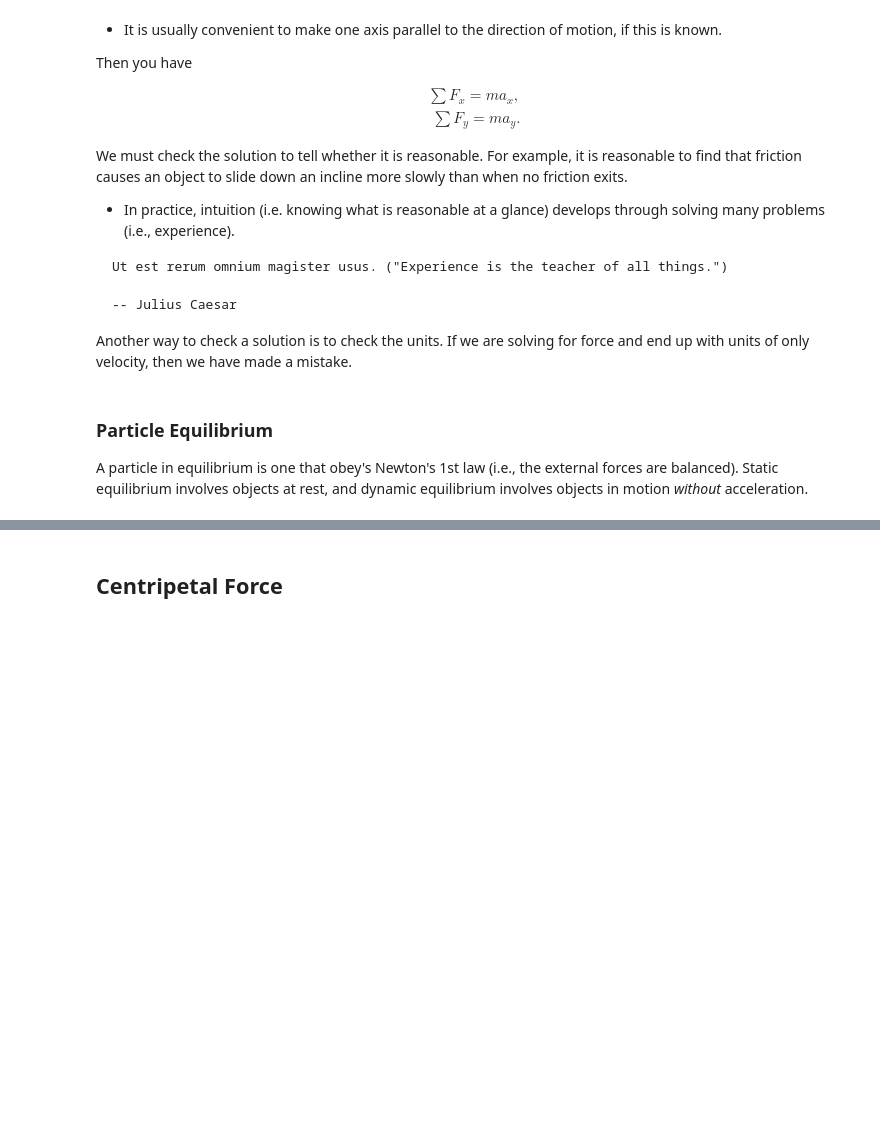
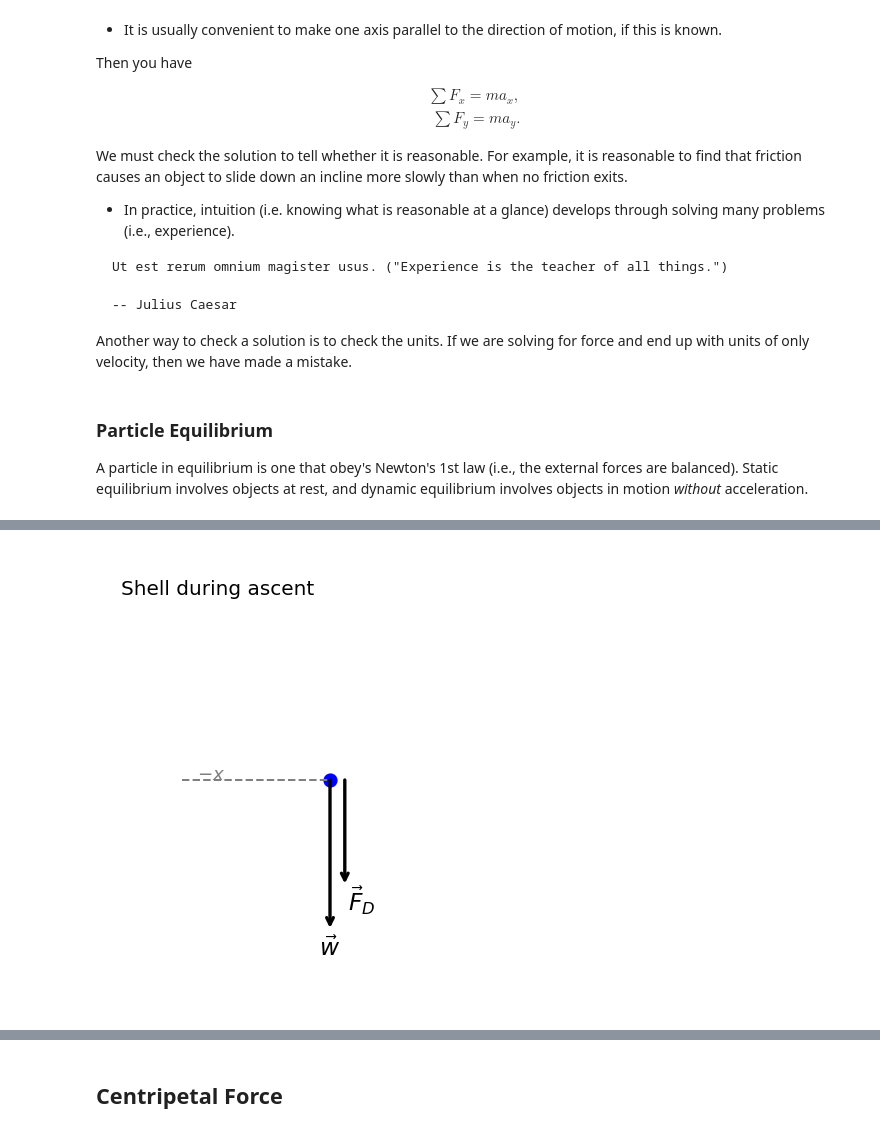
Before and after one commit to saturnaxis/IntroPhysics, a Jupyter notebook: docs/_sources/Chapter06/application-of-newtons-laws.ipynb, the cells around one changed output, grey strips where cells are left out. Cells and saved outputs as stored; diff of their text form; code cells hidden in the pictures; blank space fills up the shorter version.

```diff
--- a/docs/_sources/Chapter06/application-of-newtons-laws.ipynb
+++ b/docs/_sources/Chapter06/application-of-newtons-laws.ipynb
@@ -206,0 +1299,85 @@ print(f"Net vertical force: {(T1y + T2y - w):.3g} N")
+# %%
+import numpy as np
+import matplotlib.pyplot as plt
+
+# -----------------------------
+# Global axis reference (match Chapter 5 style)
+# -----------------------------
+theta = np.deg2rad(0.0)
+x_hat = np.array([np.cos(theta), np.sin(theta)])
+y_hat = np.array([-np.sin(theta), np.cos(theta)])
+
+# -----------------------------
+# draw_fbd helper (Chapter 5 style)
+# -----------------------------
+def draw_fbd(ax, forces, labels, note, colors=None, offsets=None, label_offsets=None):
+    ax.plot(0, 0, "b.", markersize=15)
+    if colors is None:
+        colors = ["black"] * len(forces)
+    if offsets is None:
+        offsets = [np.array([0.0, 0.0])] * len(forces)
+    if label_offsets is None:
+        label_offsets = [(6, 6)] * len(forces)
+
+    for F, lab, col, off, laboff in zip(forces, labels, colors, offsets, label_offsets):
+        Fx, Fy = F
+        ox, oy = off
+        ax.annotate("", xy=(Fx + ox, Fy + oy), xytext=(ox, oy), arrowprops=dict(arrowstyle="->", lw=2, color=col, shrinkA=0, shrinkB=0))
+        dx_pts, dy_pts = laboff
+        ax.annotate(lab, xy=(Fx + ox, Fy + oy), xytext=(dx_pts, dy_pts), textcoords="offset points", color=col, fontsize=14, ha="center", va="bottom")
+
+    mags = [np.hypot(F[0], F[1]) for F in forces]
+    R = 1.25 * max(mags + [1e-6])
+    ax.set_xlim(-1.20 * R, 1.20 * R)
+    ax.set_ylim(-1.20 * R, 1.20 * R)
+    ax.set_aspect("equal", adjustable="box")
+    ax.set_xticks([])
+    ax.set_yticks([])
+    for spine in ax.spines.values():
+        spine.set_visible(False)
+
+    ax.text(0.03, 0.95, note, transform=ax.transAxes, fontsize=12, va="top")
+    ax.plot([-1 * x_hat[0], 0], [-x_hat[1], 0], linestyle="--", color="gray", lw=1.2)
+    ax.text(-0.9 * x_hat[0], -1.1* x_hat[1], r"$-x$", color="gray", fontsize=11)
+
+# -----------------------------
+# Given values
+# -----------------------------
+m = 10.0
+v0 = 50.0
+k = 0.01
+g = 9.81
+
+# -----------------------------
+# Analytic result
+# -----------------------------
+h_analytic = (m / (2.0 * k)) * np.log(((k / m) * v0**2 + g) / g)
+
+# -----------------------------
+# Numerical check via integrating dy = v dv / (-(k/m)v^2 - g)
+# -----------------------------
+v = np.arange(v0, 0.0, -0.01)
+a = -(k / m) * v**2 - g
+integrand = v / a
+h_numeric = np.trapz(integrand, v)
+
+print(f"h_analytic = {h_analytic:.3g} m")
+print(f"h_numeric  = {h_numeric:.3g} m")
+print(f"percent difference = {100.0 * abs(h_numeric - h_analytic) / h_analytic:.3g} %")
+
+# -----------------------------
+# Minimal FBD (during ascent: both forces downward)
+# -----------------------------
+w_vec = np.array([0.0, -1.0])
+Fd_vec = np.array([0.0, -0.7])
+forces = [w_vec, Fd_vec]
+labels = [r"$\vec{w}$", r"$\vec{F}_D$"]
+colors = ["black", "black"]
+label_offsets = [(0, -20), (10, -20)]
+offsets = [np.zeros(2),np.array([0.1,0])]
+
+fig, ax = plt.subplots(1, 1, figsize=(4.5, 4), dpi=120)
+draw_fbd(ax, forces, labels, "Shell during ascent", colors=colors, offsets=offsets, label_offsets=label_offsets)
+plt.tight_layout()
+plt.show()
+# %% [output]
@@ -206,0 +1387 @@ print(f"Net vertical force: {(T1y + T2y - w):.3g} N")
+[figure, added]
```
Also changed, not shown: parts of 26 cells of this notebook, 7 other files.
